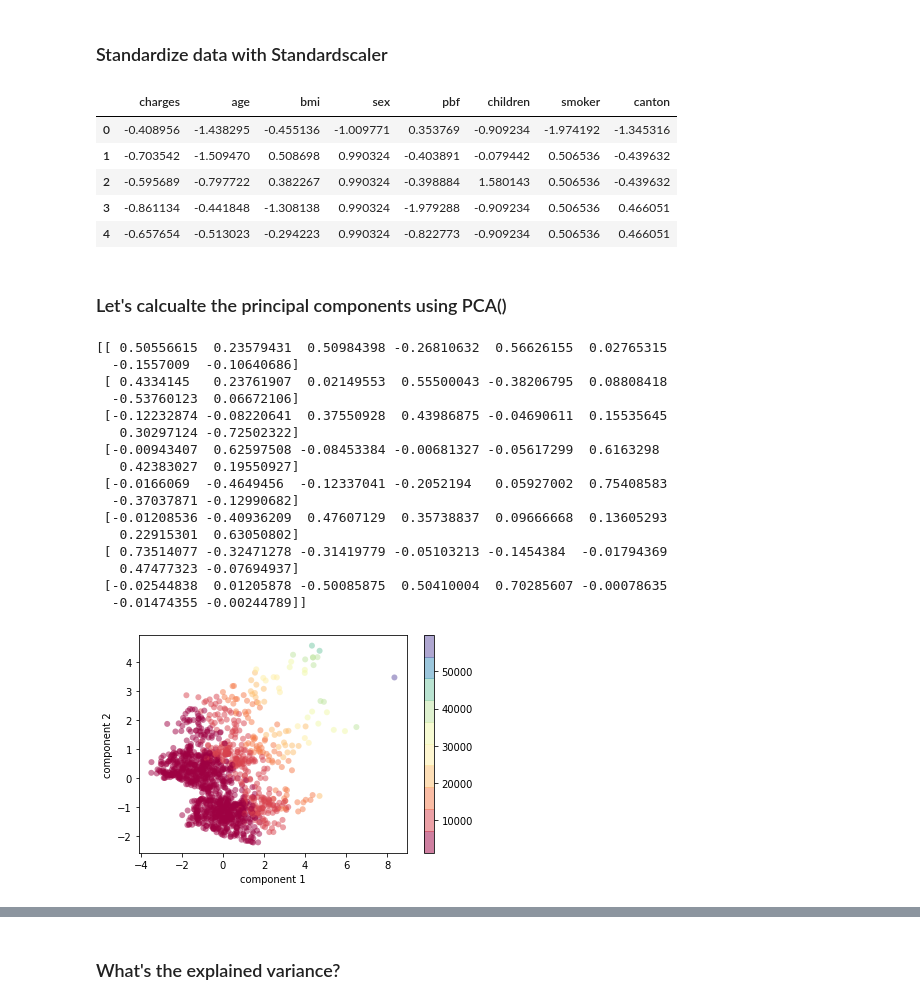
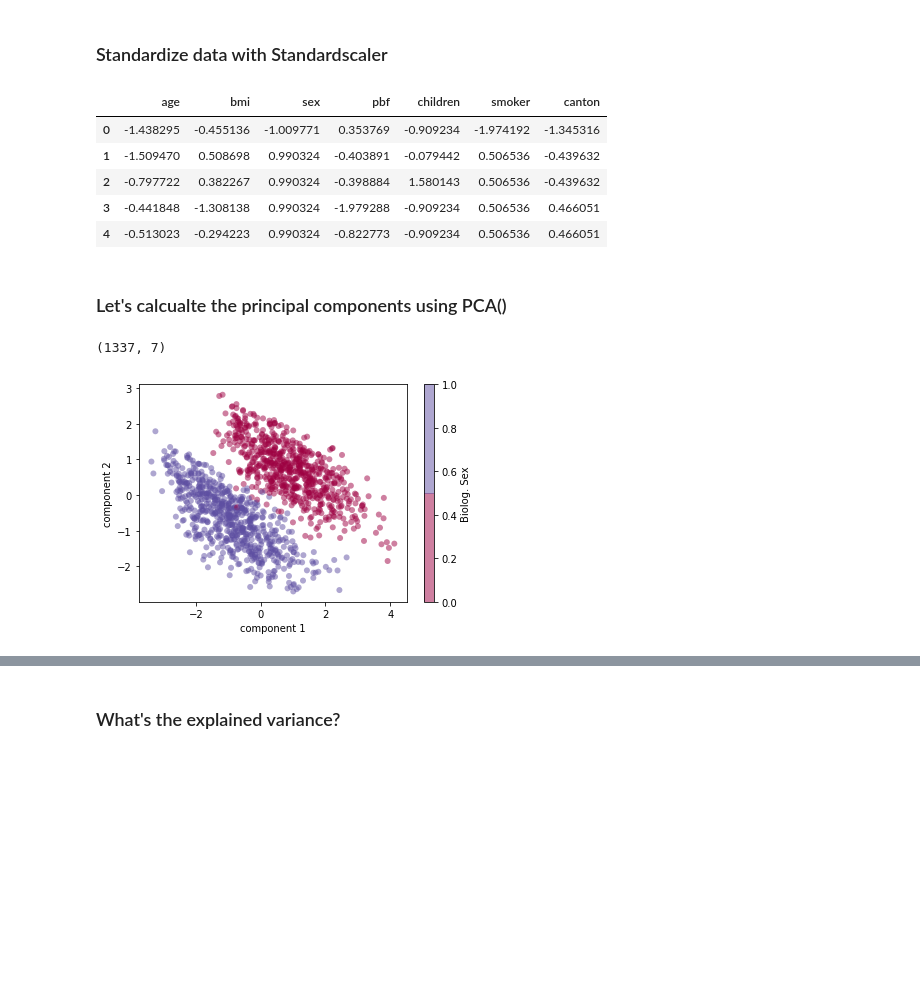
Before and after one commit to challenge-healthcare/pca, a Jupyter notebook: Main.ipynb, the cells around one changed output, grey strips where cells are left out. Saved outputs shown, nothing was run; the diff lists cells and outputs as text; code cells hidden in the pictures; blank space fills up the shorter version.

Commit message:
Add more detailed PCA plots

```diff
--- a/Main.ipynb
+++ b/Main.ipynb
@@ -64,51 +64,38 @@ sn.pairplot(data, height=1.5)
 # %% [markdown]
 ### Standardize data with Standardscaler
 # %%
+features_without_charges = ['age', 'bmi', 'sex', 'pbf', 'children', 'smoker', 'canton']
 features = ['charges', 'age', 'bmi', 'sex', 'pbf', 'children', 'smoker', 'canton']
 
-x = data.loc[:, features].values
+
+x = data.loc[:, features_without_charges].values
 y = data.loc[:, ['charges']].values
 x = StandardScaler().fit_transform(x)
 x
-pd.DataFrame(data = x, columns = features).head()
+pd.DataFrame(data = x, columns = features_without_charges).head()
 # %% [output]
-|  | charges | age | bmi | sex | pbf | children | smoker | canton |
-| 0 | -0.408956 | -1.438295 | -0.455136 | -1.009771 | 0.353769 | -0.909234 | -1.974192 | -1.345316 |
-| 1 | -0.703542 | -1.509470 | 0.508698 | 0.990324 | -0.403891 | -0.079442 | 0.506536 | -0.439632 |
-| 2 | -0.595689 | -0.797722 | 0.382267 | 0.990324 | -0.398884 | 1.580143 | 0.506536 | -0.439632 |
-| 3 | -0.861134 | -0.441848 | -1.308138 | 0.990324 | -1.979288 | -0.909234 | 0.506536 | 0.466051 |
-| 4 | -0.657654 | -0.513023 | -0.294223 | 0.990324 | -0.822773 | -0.909234 | 0.506536 | 0.466051 |
+|  | age | bmi | sex | pbf | children | smoker | canton |
+| 0 | -1.438295 | -0.455136 | -1.009771 | 0.353769 | -0.909234 | -1.974192 | -1.345316 |
+| 1 | -1.509470 | 0.508698 | 0.990324 | -0.403891 | -0.079442 | 0.506536 | -0.439632 |
+| 2 | -0.797722 | 0.382267 | 0.990324 | -0.398884 | 1.580143 | 0.506536 | -0.439632 |
+| 3 | -0.441848 | -1.308138 | 0.990324 | -1.979288 | -0.909234 | 0.506536 | 0.466051 |
+| 4 | -0.513023 | -0.294223 | 0.990324 | -0.822773 | -0.909234 | 0.506536 | 0.466051 |
 # %% [markdown]
 ### Let's calcualte the principal components using PCA()
 # %%
-pca = PCA(8)
+pca = PCA(7)
+print(x.shape)
 projected = pca.fit_transform(x)
 
 PCs = pca.components_
 
-print(PCs)
-
 plt.scatter(projected[:, 0], projected[:, 1],
-            c=data.charges, edgecolor='none', alpha=0.5,
-            cmap=plt.cm.get_cmap('Spectral', 10))
+            c=data.sex, edgecolor='none', alpha=0.5,
+            cmap=plt.cm.get_cmap('Spectral', 2))
 plt.xlabel('component 1')
 plt.ylabel('component 2')
-plt.colorbar();
+plt.colorbar(label = "Biolog. Sex");
+plt.show()
 # %% [output]
-[[ 0.50556615  0.23579431  0.50984398 -0.26810632  0.56626155  0.02765315
-  -0.1557009  -0.10640686]
- [ 0.4334145   0.23761907  0.02149553  0.55500043 -0.38206795  0.08808418
-  -0.53760123  0.06672106]
- [-0.12232874 -0.08220641  0.37550928  0.43986875 -0.04690611  0.15535645
-   0.30297124 -0.72502322]
- [-0.00943407  0.62597508 -0.08453384 -0.00681327 -0.05617299  0.6163298
-   0.42383027  0.19550927]
- [-0.0166069  -0.4649456  -0.12337041 -0.2052194   0.05927002  0.75408583
-  -0.37037871 -0.12990682]
- [-0.01208536 -0.40936209  0.47607129  0.35738837  0.09666668  0.13605293
-   0.22915301  0.63050802]
- [ 0.73514077 -0.32471278 -0.31419779 -0.05103213 -0.1454384  -0.01794369
-   0.47477323 -0.07694937]
- [-0.02544838  0.01205878 -0.50085875  0.50410004  0.70285607 -0.00078635
-  -0.01474355 -0.00244789]]
+(1337, 7)
-[figure, old version]
+[figure, new version]
```
Also changed, not shown: parts of 9 cells of this notebook.
